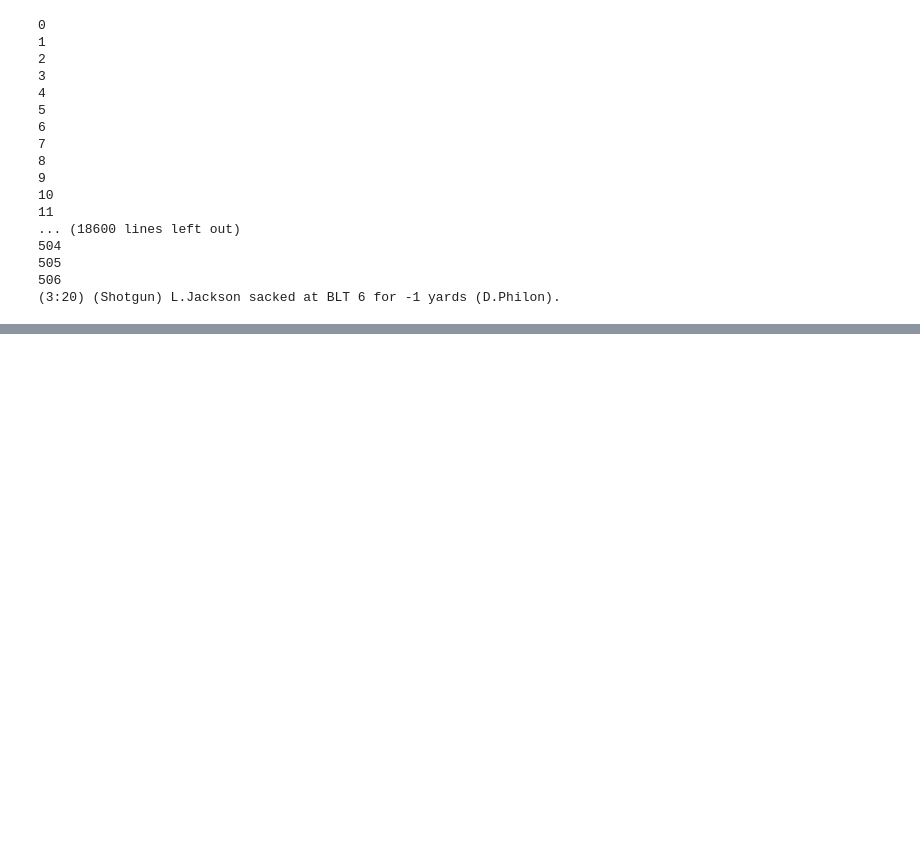
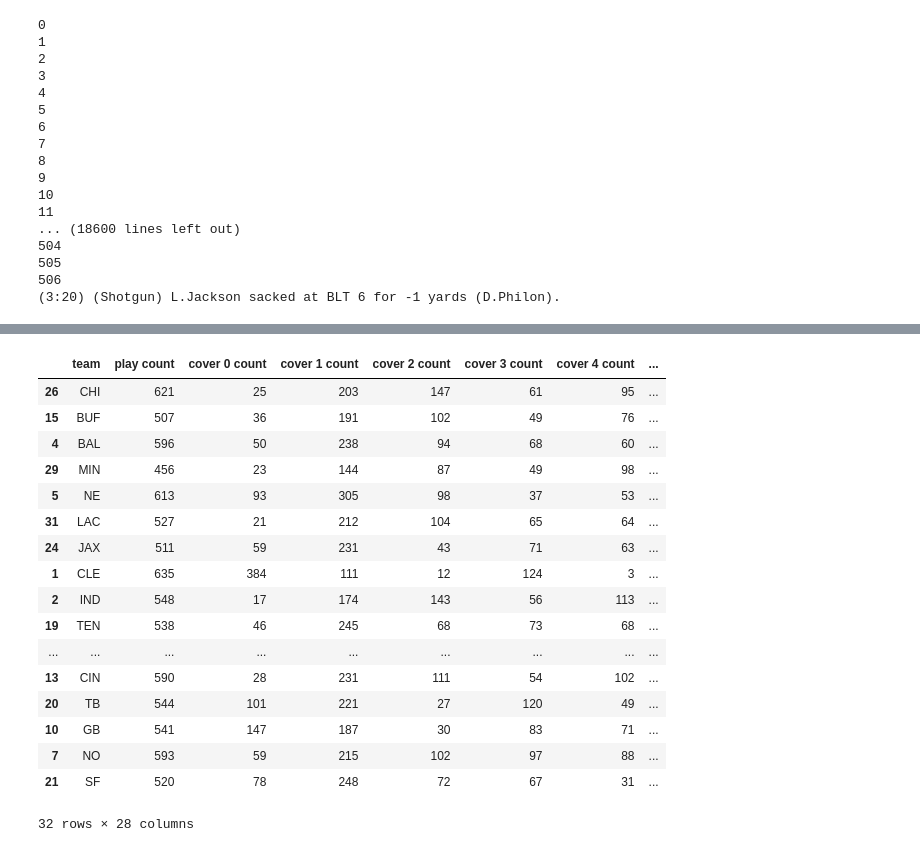
Before and after one commit to jhowenstein/nfl-big-data, a Jupyter notebook: notebooks/feature/Evaluate Outcome.ipynb, the cells around one changed output, grey strips where cells are left out. Saved outputs shown, nothing was run; the diff lists cells and outputs as text; code cells hidden in the pictures; blank space fills up the shorter version.

```diff
--- a/notebooks/feature/Evaluate Outcome.ipynb
+++ b/notebooks/feature/Evaluate Outcome.ipynb
@@ -191,0 +308,8 @@ df = pd.DataFrame(output,columns=headers)
+# %%
+headers = ['team', 'play count', 'cover 0 count', 'cover 1 count', 'cover 2 count', 'cover 3 count',
+           'cover 4 count', 'cover 6 count', 'cover 0 percent', 'cover 1 percent', 'cover 2 percent',
+           'cover 3 percent', 'cover 4 percent', 'cover 6 percent', 'overall epa', 'cover 0 epa', 'cover 1 epa',
+           'cover 2 epa', 'cover 3 epa', 'cover 4 epa', 'cover 6 epa', 'overall epa rate', 'cover 0 epa rate',
+           'cover 1 epa rate', 'cover 2 epa rate', 'cover 3 epa rate', 'cover 4 epa rate', 'cover 6 epa rate']
+# %%
+df = pd.DataFrame(output,columns=headers)
@@ -191,0 +319,21 @@ df = pd.DataFrame(output,columns=headers)
+# %%
+df.sort_values(by='overall epa')
+# %% [output]
+|  | team | play count | cover 0 count | cover 1 count | cover 2 count | cover 3 count | cover 4 count | ... |
+| 26 | CHI | 621 | 25 | 203 | 147 | 61 | 95 | ... |
+| 15 | BUF | 507 | 36 | 191 | 102 | 49 | 76 | ... |
+| 4 | BAL | 596 | 50 | 238 | 94 | 68 | 60 | ... |
+| 29 | MIN | 456 | 23 | 144 | 87 | 49 | 98 | ... |
+| 5 | NE | 613 | 93 | 305 | 98 | 37 | 53 | ... |
+| 31 | LAC | 527 | 21 | 212 | 104 | 65 | 64 | ... |
+| 24 | JAX | 511 | 59 | 231 | 43 | 71 | 63 | ... |
+| 1 | CLE | 635 | 384 | 111 | 12 | 124 | 3 | ... |
+| 2 | IND | 548 | 17 | 174 | 143 | 56 | 113 | ... |
+| 19 | TEN | 538 | 46 | 245 | 68 | 73 | 68 | ... |
+| ... | ... | ... | ... | ... | ... | ... | ... | ... |
+| 13 | CIN | 590 | 28 | 231 | 111 | 54 | 102 | ... |
+| 20 | TB | 544 | 101 | 221 | 27 | 120 | 49 | ... |
+| 10 | GB | 541 | 147 | 187 | 30 | 83 | 71 | ... |
+| 7 | NO | 593 | 59 | 215 | 102 | 97 | 88 | ... |
+| 21 | SF | 520 | 78 | 248 | 72 | 67 | 31 | ... |
+32 rows × 28 columns
```
Also changed, not shown: parts of 7 cells of this notebook, 6 other files.
